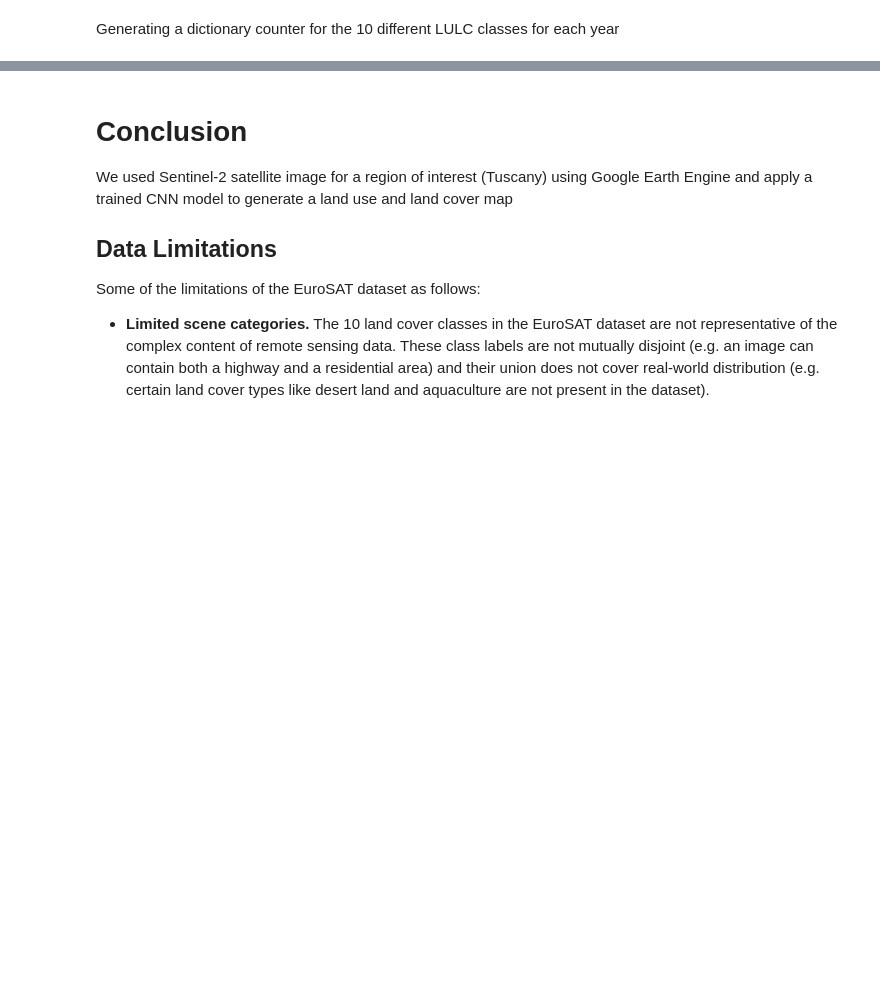
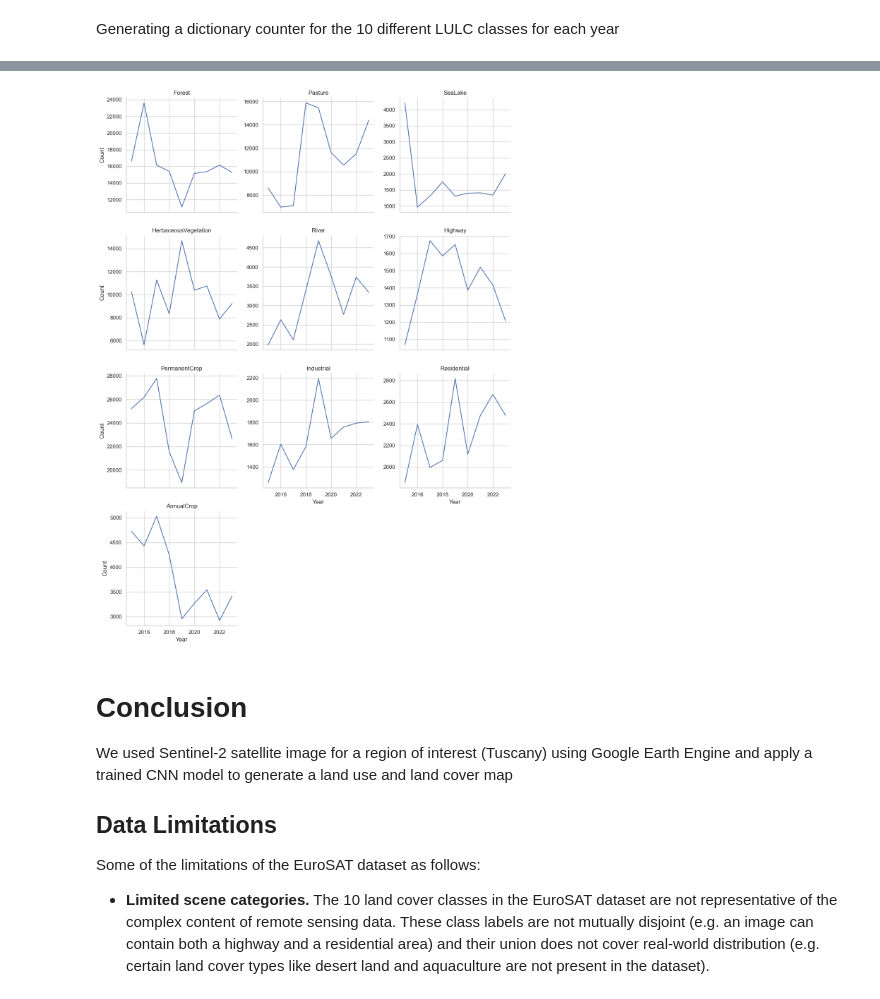
Before and after one commit to AntonioDonnangelo/italian_agriculture_and_protests_analysis, a Jupyter notebook: LULC/LULC_Prediction_Toscana.ipynb, the cells around one changed output, grey strips where cells are left out. Drawn from its saved outputs; the diff is of its cells as text; code cells hidden in the pictures; blank space fills up the shorter version.

Commit message:
Saved prediction for each region from 2015

```diff
--- a/LULC/LULC_Prediction_Toscana.ipynb
+++ b/LULC/LULC_Prediction_Toscana.ipynb
@@ -203,7 +205,7 @@ region = eec.gdfToFc(region) #geodataframe to feature collection
 # %%
 # Generate RGB image using GEE
 for i in range(2009, 2024, 2):
-    Toscana = generate_image(
+    Veneto = generate_image(
         region,
         product='COPERNICUS/S2', # Sentinel-2A
         min_date=f'{i}-01-01', # Get all images within range
@@ -257,10 +259,10 @@ for i in range(2009, 2024, 2):
 
         return local_path
 
-    folder = 'Toscana' # Change this to your file destination folder in Google drive
-    filename = f"Toscana{i}"
+    folder = 'Veneto' # Change this to your file destination folder in Google drive
+    filename = f"Veneto{i}"
 
-    task = export_image(Toscana, filename, region, folder)
+    task = export_image(Veneto, filename, region, folder)
 # %% [output]
 Exporting to Toscana2009.tif ...
 Image exported successfully to: Toscana\Toscana2009.tif
@@ -346,7 +348,7 @@ def generate_tiles(image_file, output_file, area_str, size=64):
 # %% [markdown]
 We can now create square polygons of size 64x64 px across the region Sentinel-2 satellite image.
 # %%
-for i in range(2015, 2024, 2):
+for i in range(2023, 2024, 2):
     filename = f"Toscana/Toscana{i}"
 
     tif_file = '{}.tif'.format(filename) # Change this to your image file path
@@ -568,7 +578,7 @@ Right CRS: EPSG:4326
 ## Visualize Interactive LULC Map
 Now we can generate an interactive LULC map using Folium.
 # %%
-for i in range(2017, 2018, 2):
+for i in range(2023, 2024, 2):
   filename = f"Toscana/Toscana{i}"
   filepath = "{}_preds.geojson".format(filename)
   tiles = gpd.read_file(filepath)
@@ -762,3 +704,28 @@ for index, row in merged_df.iterrows():
+# %%
+import seaborn as sns
+
+# Trasforma il dataframe in formato lungo
+df_long = pd.melt(df_final, id_vars=['pred'], var_name='year', value_name='count')
+
+# Estrai l'anno dalla stringa
+df_long['year'] = df_long['year'].str.extract('(\d{4})').astype(int)
+
+# Imposta lo stile di Seaborn
+sns.set(style="whitegrid")
+
+# Crea una figura con subplot per ogni categoria
+g = sns.FacetGrid(df_long, col='pred', col_wrap=3, sharey=False, height=4)
+g.map(sns.lineplot, 'year', 'count')
+
+# Aggiungi i titoli e regola i layout
+g.set_titles("{col_name}")
+g.set_axis_labels("Year", "Count")
+g.fig.tight_layout()
+
+# Mostra i grafici
+plt.show()
+# %% [output]
+[figure, added]
 # %% [markdown]
 # Conclusion
 We used Sentinel-2 satellite image for a region of interest (Tuscany) using Google Earth Engine and apply a trained CNN model to generate a land use and land cover map
```
Also changed, not shown: parts of 13 cells of this notebook, 8 other files.
